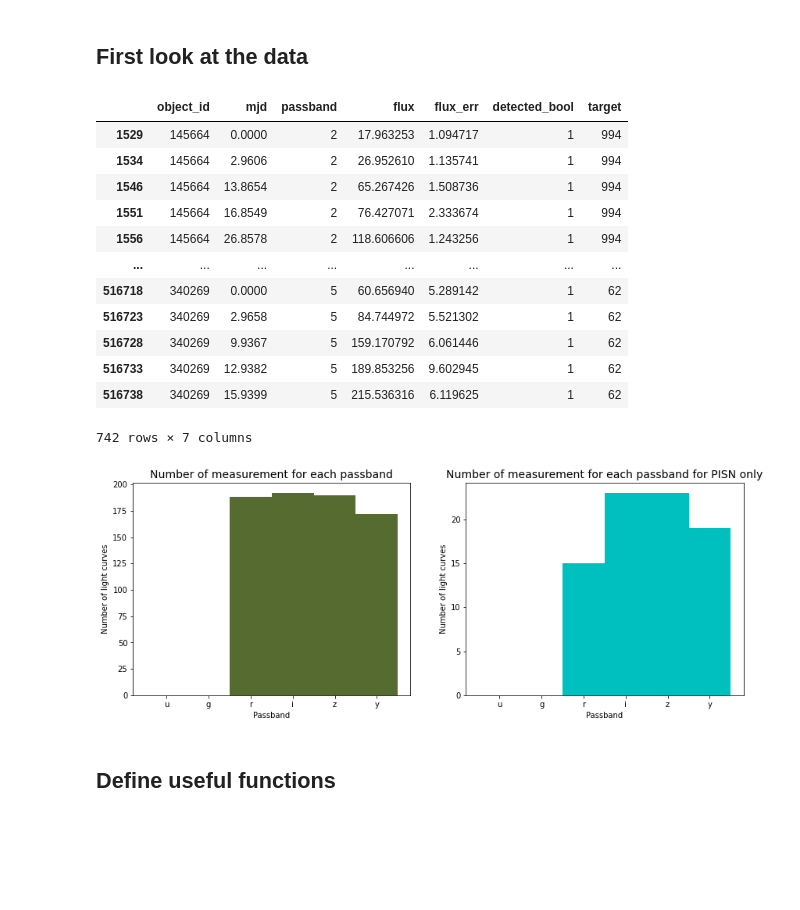
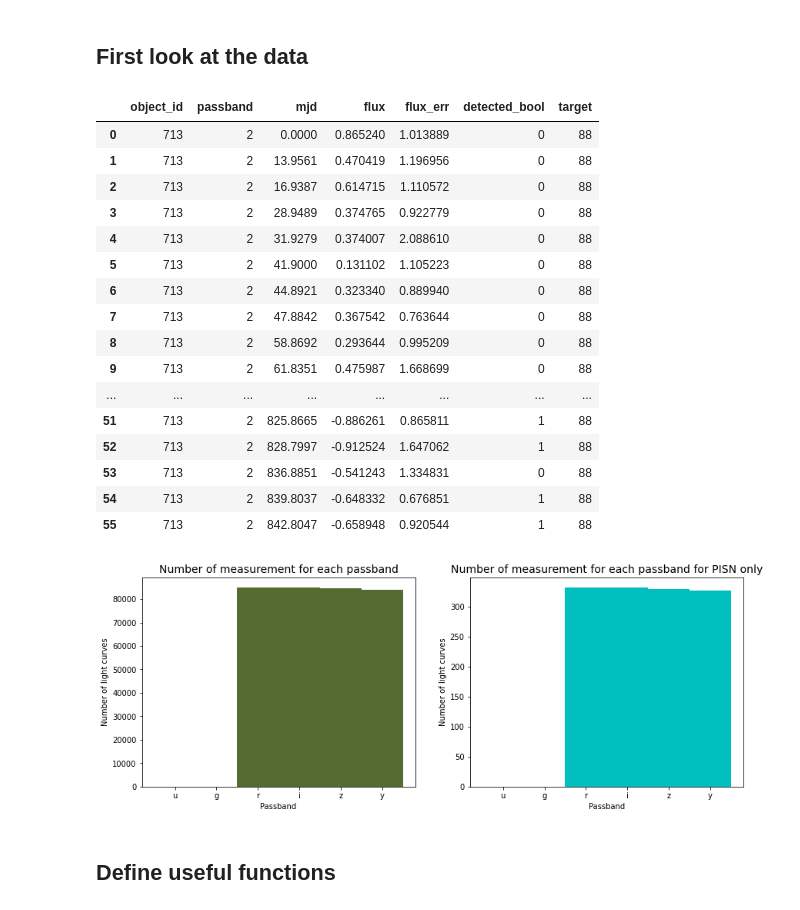
Before and after one commit to erusseil/PISN-classification, a Jupyter notebook: FeatureExtraction/AnalyseExtraction.ipynb, the cells around one changed output. Drawn from its saved outputs; the diff is of its cells as text; code cells hidden in the pictures; blank space fills up the shorter version.

```diff
--- a/FeatureExtraction/AnalyseExtraction.ipynb
+++ b/FeatureExtraction/AnalyseExtraction.ipynb
@@ -8,43 +8,52 @@ from paraa import *
 # %% [markdown]
 ## First look at the data
+# %%
+sample = 'Silver/'
+curve = 'Complete/'
+PISN_split = '-1'
+model = '_poly'
 # %%
 # this cannot be run without the filtered_dataDB_complete.pkl file
 
-train = pd.read_pickle("../../plasticc/CleanDataBase/Gold/Half/train-1.pkl")
-objects = np.unique(train['object_id'])
-target_types = np.hstack([np.unique(train['target']), [999]])
-train
+data = pd.read_pickle("../../plasticc/CleanDataBase/"+sample+curve+"train"+PISN_split+".pkl")
+objects = np.unique(data['object_id'])
+target_types = np.hstack([np.unique(data['target']), [999]])
+data[(data['object_id']==713)  & (data['passband']==2)]
 # %% [output]
-|  | object_id | mjd | passband | flux | flux_err | detected_bool | target |
-| 1529 | 145664 | 0.0000 | 2 | 17.963253 | 1.094717 | 1 | 994 |
-| 1534 | 145664 | 2.9606 | 2 | 26.952610 | 1.135741 | 1 | 994 |
-| 1546 | 145664 | 13.8654 | 2 | 65.267426 | 1.508736 | 1 | 994 |
-| 1551 | 145664 | 16.8549 | 2 | 76.427071 | 2.333674 | 1 | 994 |
-| 1556 | 145664 | 26.8578 | 2 | 118.606606 | 1.243256 | 1 | 994 |
+|  | object_id | passband | mjd | flux | flux_err | detected_bool | target |
+| 0 | 713 | 2 | 0.0000 | 0.865240 | 1.013889 | 0 | 88 |
+| 1 | 713 | 2 | 13.9561 | 0.470419 | 1.196956 | 0 | 88 |
+| 2 | 713 | 2 | 16.9387 | 0.614715 | 1.110572 | 0 | 88 |
+| 3 | 713 | 2 | 28.9489 | 0.374765 | 0.922779 | 0 | 88 |
+| 4 | 713 | 2 | 31.9279 | 0.374007 | 2.088610 | 0 | 88 |
+| 5 | 713 | 2 | 41.9000 | 0.131102 | 1.105223 | 0 | 88 |
+| 6 | 713 | 2 | 44.8921 | 0.323340 | 0.889940 | 0 | 88 |
+| 7 | 713 | 2 | 47.8842 | 0.367542 | 0.763644 | 0 | 88 |
+| 8 | 713 | 2 | 58.8692 | 0.293644 | 0.995209 | 0 | 88 |
+| 9 | 713 | 2 | 61.8351 | 0.475987 | 1.668699 | 0 | 88 |
 | ... | ... | ... | ... | ... | ... | ... | ... |
-| 516718 | 340269 | 0.0000 | 5 | 60.656940 | 5.289142 | 1 | 62 |
-| 516723 | 340269 | 2.9658 | 5 | 84.744972 | 5.521302 | 1 | 62 |
-| 516728 | 340269 | 9.9367 | 5 | 159.170792 | 6.061446 | 1 | 62 |
-| 516733 | 340269 | 12.9382 | 5 | 189.853256 | 9.602945 | 1 | 62 |
-| 516738 | 340269 | 15.9399 | 5 | 215.536316 | 6.119625 | 1 | 62 |
+| 51 | 713 | 2 | 825.8665 | -0.886261 | 0.865811 | 1 | 88 |
+| 52 | 713 | 2 | 828.7997 | -0.912524 | 1.647062 | 1 | 88 |
+| 53 | 713 | 2 | 836.8851 | -0.541243 | 1.334831 | 0 | 88 |
+| 54 | 713 | 2 | 839.8037 | -0.648332 | 0.676851 | 1 | 88 |
+| 55 | 713 | 2 | 842.8047 | -0.658948 | 0.920544 | 1 | 88 |
-742 rows × 7 columns
 # %%
 plt.figure(figsize=(14,5))
 plt.subplot(1,2,1)
 plt.title('Number of measurement for each passband',fontsize=14)
-plt.hist(train['passband'],bins=[0,1,2,3,4,5,6],color='darkolivegreen')
+plt.hist(data['passband'],bins=[0,1,2,3,4,5,6],color='darkolivegreen')
 plt.ylabel('Number of light curves')
 plt.xlabel('Passband')
 plt.xticks(np.arange(6)+0.5, ['u','g','r','i','z','y']);
 
 plt.subplot(1,2,2)
 plt.title('Number of measurement for each passband for PISN only',fontsize=14)
-plt.hist(train.loc[train['target']==994,'passband'],bins=[0,1,2,3,4,5,6],color='c')
+plt.hist(data.loc[data['target']==994,'passband'],bins=[0,1,2,3,4,5,6],color='c')
 plt.ylabel('Number of light curves')
 plt.xlabel('Passband')
 plt.xticks(np.arange(6)+0.5, ['u','g','r','i','z','y']);
 # %% [output]
-[figure, old version]
+[figure, new version]
 # %% [markdown]
 ## Define useful functions
 # %%
```
Also changed, not shown: parts of 7 cells of this notebook.
